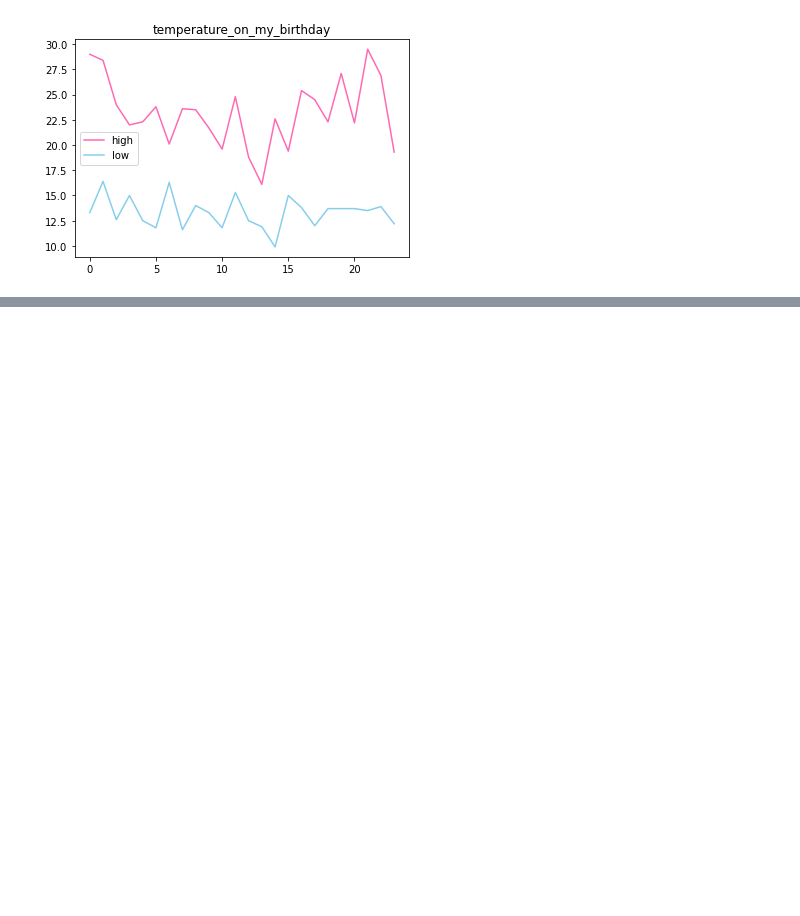
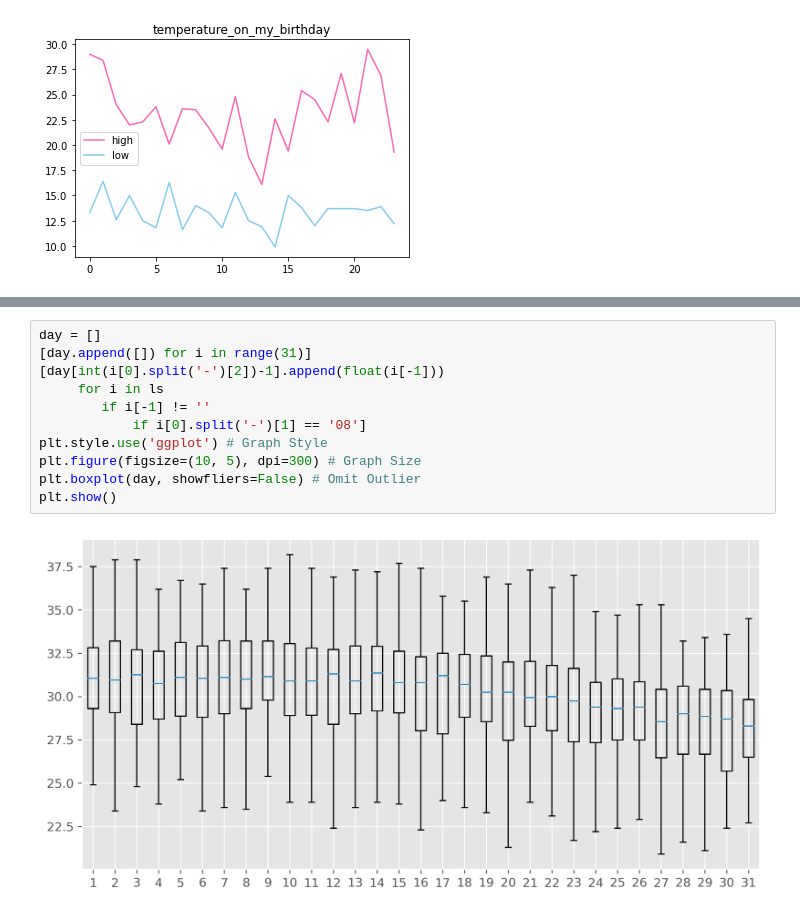
Before and after one commit to Yujihyeee/jupyter-docker, a Jupyter notebook: changed_temperatures_on_my_birthday.ipynb, the cells around one changed output, grey strips where cells are left out. Cells and saved outputs as stored; diff of their text form; blank space fills up the shorter version.

```diff
--- a/changed_temperatures_on_my_birthday.ipynb
+++ b/changed_temperatures_on_my_birthday.ipynb
@@ -69,0 +83,13 @@ plt.legend()
+# %%
+day = []
+[day.append([]) for i in range(31)]
+[day[int(i[0].split('-')[2])-1].append(float(i[-1]))
+     for i in ls
+        if i[-1] != ''
+            if i[0].split('-')[1] == '08']
+plt.style.use('ggplot') # Graph Style
+plt.figure(figsize=(10, 5), dpi=300) # Graph Size
+plt.boxplot(day, showfliers=False) # Omit Outlier
+plt.show()
+# %% [output]
+[figure, added]
```
Also changed, not shown: parts of 6 cells of this notebook, 2 other files.
